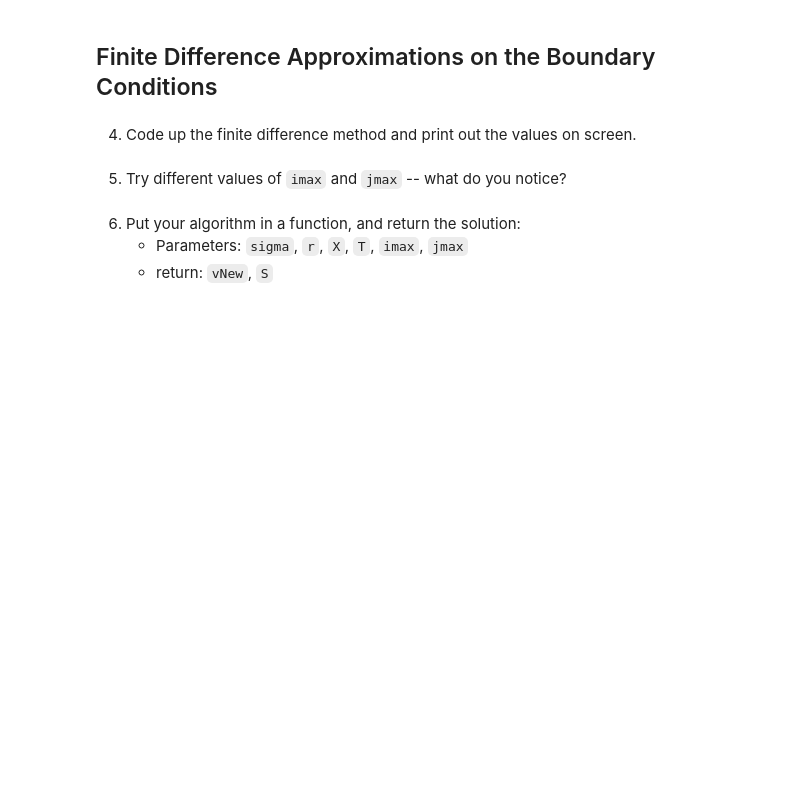
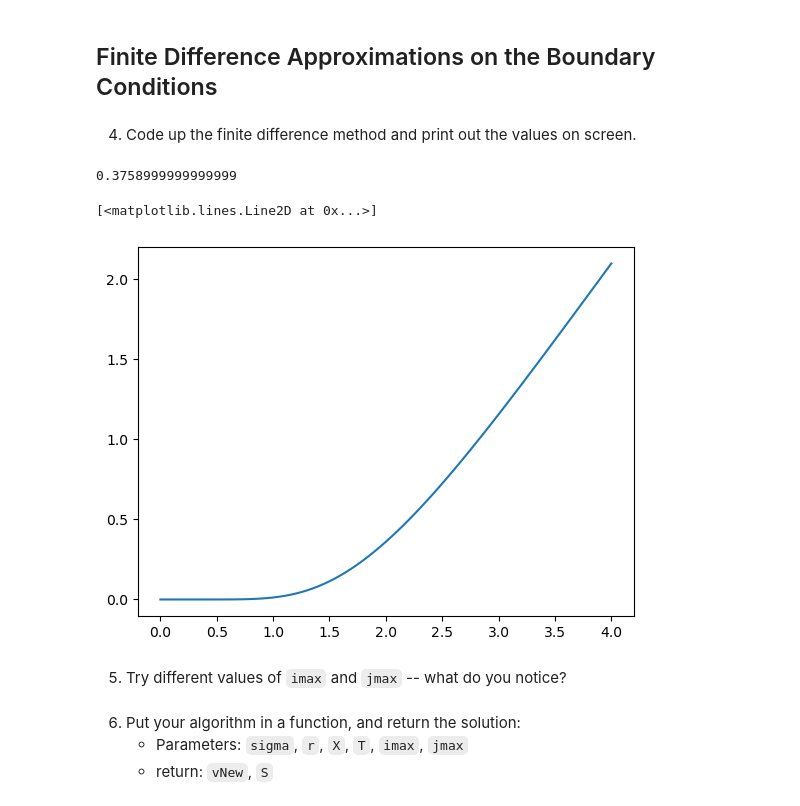
Before and after one commit to pjohno/MATH60082-python, a Jupyter notebook: MATH60082-lab-workbook-8.ipynb, the cells around one changed output. Saved outputs shown, nothing was run; the diff lists cells and outputs as text; code cells hidden in the pictures; blank space fills up the shorter version.

```diff
--- a/MATH60082-lab-workbook-8.ipynb
+++ b/MATH60082-lab-workbook-8.ipynb
@@ -24,17 +24,19 @@ sigma = 0.4
 r = 0.05
 X = 2
 T = 1
-imax = 4
-jmax = 4
+iMax = 4
+jMax = 4
 # %%
 ## calculate the step size and then setup storage for the value
-dS = 2*X / jmax
-dt = T / imax
+Smax = 4.0
+dS = Smax / jMax
+dt = T / iMax
 
-S = numpy.zeros(jmax+1)
-t = numpy.zeros(imax+1)
-vNew = numpy.zeros(jmax+1)
-vOld = numpy.zeros(jmax+1)
+S = numpy.linspace(0.0,Smax,jMax+1)
+t = numpy.linspace(0.0,T,iMax+1)
+vNew = numpy.maximum(S-X,0)
+vOld = numpy.maximum(S-X,0)
 
 # calculate the values of S_j and t^i and check they work as expected
-# FILL IN
+for j in range(jMax+1):
+    print(S[j],vNew[j])
@@ -42,6 +50,43 @@ vOld = numpy.zeros(jmax+1)
 ## Finite Difference Approximations on the Boundary Conditions
 # %% [markdown]
 4. Code up the finite difference method and print out the values on screen.
+# %%
+iMax = 1600
+jMax = 80
+
+## calculate the step size and then setup storage for the value
+Smax = 4.0
+dS = Smax / jMax
+dt = T / iMax
+
+S = numpy.linspace(0.0,Smax,jMax+1)
+t = numpy.linspace(0.0,T,iMax+1)
+vNew = numpy.maximum(S-X,0)
+vOld = numpy.maximum(S-X,0)
+
+# calculate the values of S_j and t^i and check they work as expected
+#for j in range(jMax+1):
+#    print(S[j],vNew[j])
+
+for i in range(iMax-1,-1,-1):
+    # set V at S=0
+    vNew[0] = 0.0
+    for j in range(1,jMax):
+        A = 0.5*(sigma*sigma*j*j + r*j)*dt
+        B = 1 - sigma*sigma*j*j*dt
+        C = 0.5*(sigma*sigma*j*j - r*j)*dt
+        vNew[j] = ( A*vOld[j+1] + B*vOld[j] + C*vOld[j-1]) / (1+r*dt)
+    vNew[jMax] = S[jMax] - X*numpy.exp(-r*(T-t[i]))
+
+    vOld = numpy.copy(vNew)
+    #for j in range(jMax+1):
+    #    print(S[j],vNew[j])
+print(B)
+plt.plot(S,vNew)
+# %% [output]
+0.3758999999999999
+[<matplotlib.lines.Line2D at 0x...>]
+[figure, added]
 # %% [markdown]
 5. Try different values of `imax` and `jmax` -- what do you notice?
 # %% [markdown]
```
Also changed, not shown: parts of 13 cells of this notebook.
